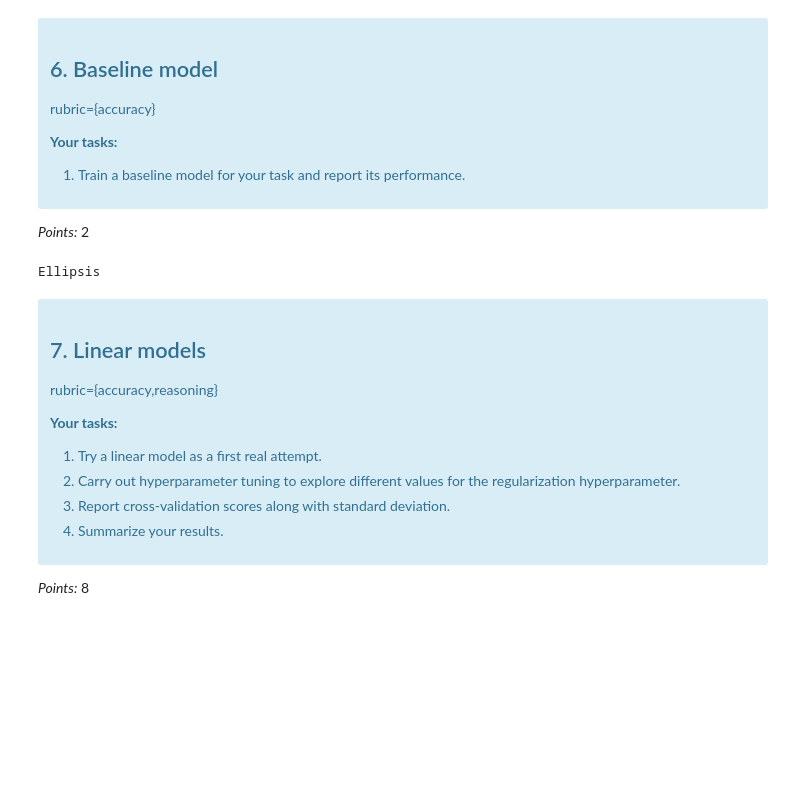
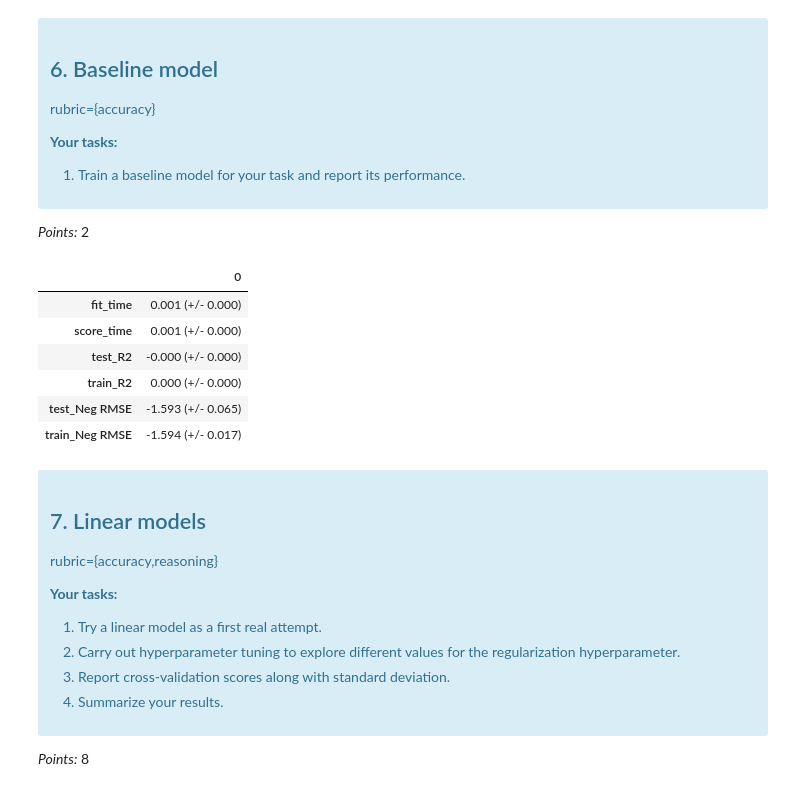
Before and after one commit to BChangs99/DSCI_573_Lab4_BDFJ, a Jupyter notebook: lab4.ipynb, the cells around one changed output. Saved outputs shown, nothing was run; the diff lists cells and outputs as text; code cells hidden in the pictures; blank space fills up the shorter version.

```diff
--- a/lab4.ipynb
+++ b/lab4.ipynb
@@ -322,14 +328,15 @@ y_train = train_df['reviews_per_month']
 X_test = test_df.drop(columns='reviews_per_month')
 y_test = test_df['reviews_per_month']
 # %%
-categorical_features = ['neighbourhood_group', 'neighbourhood', 'room_type', 'month_of_last_review']
-
-numeric_features = [
-    'latitude', 'longitude', 'minimum_nights', 'number_of_reviews',
-    'calculated_host_listings_count', 'availability_365'
-]
-
-drop_features = ['id', 'host_id', 'host_name', 'name', 'last_review']
+categorical_features = ['neighbourhood_group', 'room_type',]
+numeric_features = ['latitude',
+                'longitude',
+                'minimum_nights',
+                'number_of_reviews',
+                'calculated_host_listings_count',
+                'availability_365'
+                ]
+drop_features = ['id', 'host_id', 'host_name', 'name', 'neighbourhood']
 
 categorical_transformer = make_pipeline(
     SimpleImputer(strategy="constant", fill_value="missing"),
@@ -337,7 +344,8 @@ categorical_transformer = make_pipeline(
 )
 
 numeric_transformer = make_pipeline(
-    SimpleImputer(strategy="median"), StandardScaler()
+    SimpleImputer(strategy="median"),
+    StandardScaler()
 )
 
 preprocessor = make_column_transformer(
@@ -381,10 +392,26 @@ rubric={accuracy}
 </div>
 
 _Points:_ 2
-# %%
-...
-# %% [output]
-Ellipsis
+# %%
+dummy = DummyRegressor()
+scoring_metric = {
+    "R2": "r2",
+    "Neg RMSE": "neg_root_mean_squared_error",
+}
+results = {}
+
+results["Dummy"] = pd.DataFrame(mean_std_cross_val_scores(
+    dummy, X_train, y_train, return_train_score=True, scoring=scoring_metric
+))
+results["Dummy"]
+# %% [output]
+|  | 0 |
+| fit_time | 0.001 (+/- 0.000) |
+| score_time | 0.001 (+/- 0.000) |
+| test_R2 | -0.000 (+/- 0.000) |
+| train_R2 | 0.000 (+/- 0.000) |
+| test_Neg RMSE | -1.593 (+/- 0.065) |
+| train_Neg RMSE | -1.594 (+/- 0.017) |
 # %% [markdown]
 <!-- END QUESTION -->
 
```
Also changed, not shown: parts of 10 cells of this notebook.
